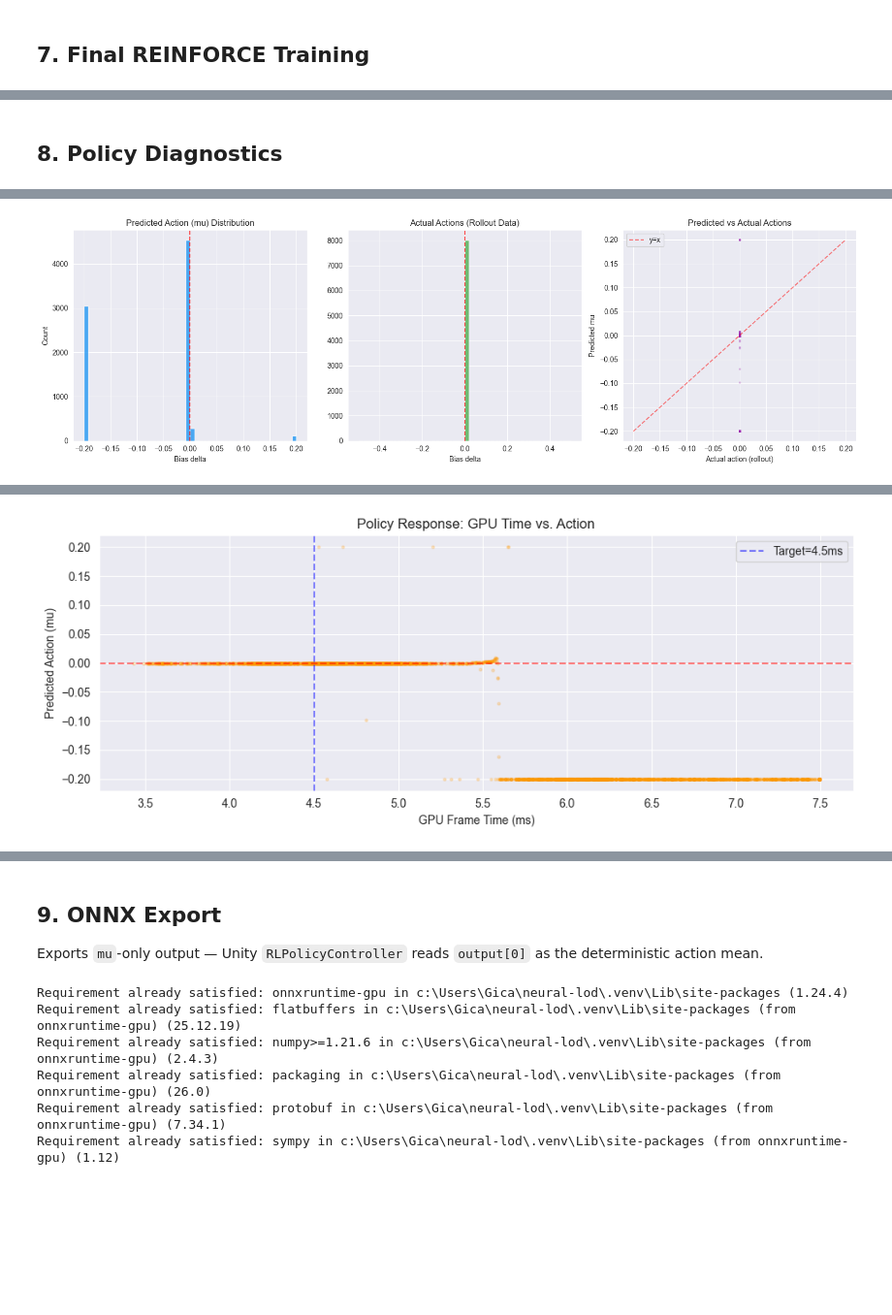
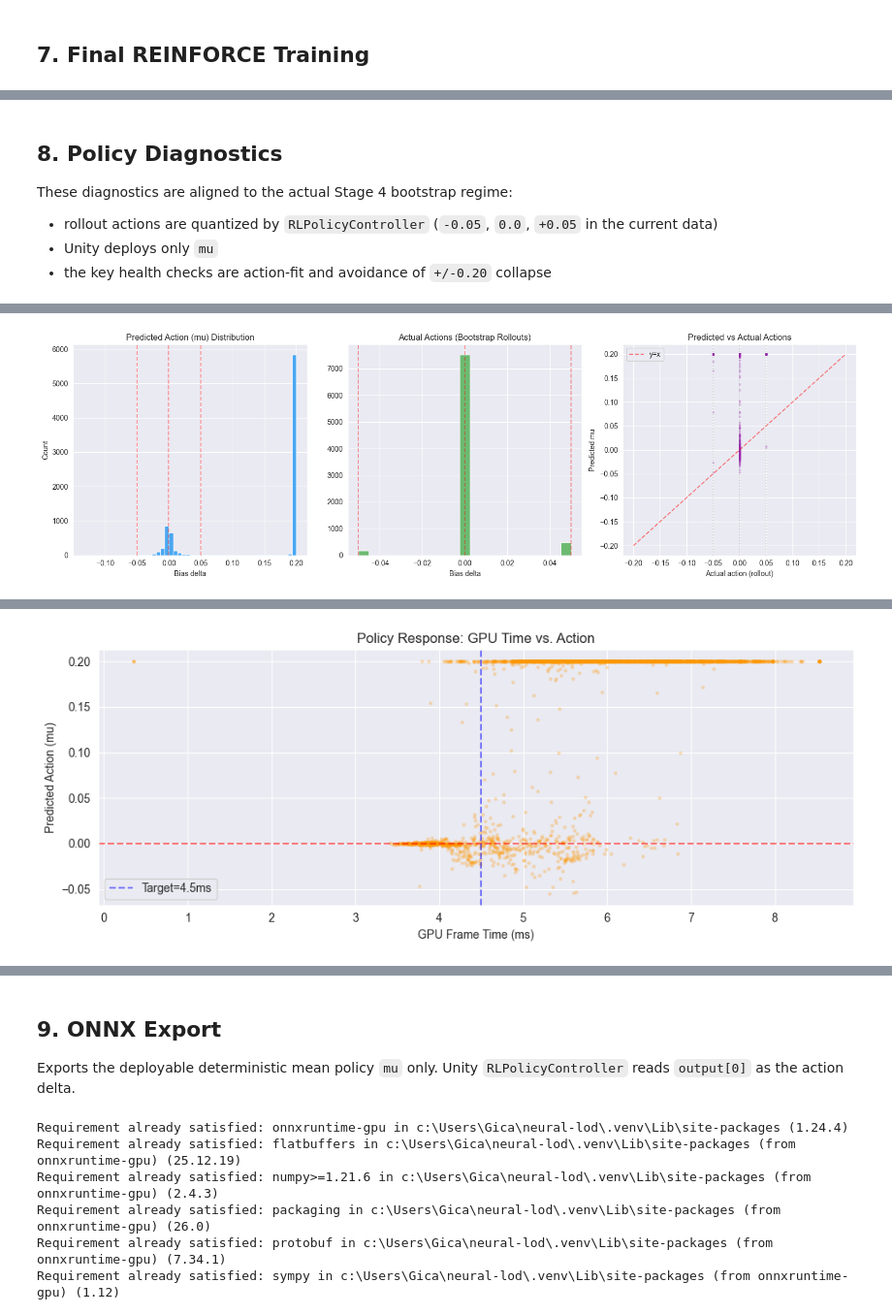
Before and after one commit to Silent0Wings/neural-lod, a Jupyter notebook: ml_pipeline/training/Stage_4/train_rl_policy_stage4.ipynb, the cells around one changed output, grey strips where cells are left out. Shown at 97% size. Saved outputs shown, nothing was run; the diff lists cells and outputs as text; code cells hidden in the pictures; blank space fills up the shorter version.

```diff
--- a/ml_pipeline/training/Stage_4/train_rl_policy_stage4.ipynb
+++ b/ml_pipeline/training/Stage_4/train_rl_policy_stage4.ipynb
@@ -681,36 +937,70 @@ Epoch 125 | train=-630997.1157 | val=-627863.1875 | sigma=0.0001
 # %% [markdown]
 ## 8. Policy Diagnostics
+These diagnostics are aligned to the actual Stage 4 bootstrap regime:
+- rollout actions are quantized by `RLPolicyController` (`-0.05`, `0.0`, `+0.05` in the current data)
+- Unity deploys only `mu`
+- the key health checks are action-fit and avoidance of `+/-0.20` collapse
 # %%
+import logging
+import torch
+
+logging.basicConfig(
+    level=logging.INFO,
+    format='[%(asctime)s] %(levelname)s - %(message)s'
+)
+
+model = model.to(device)
+for name, buf in model.named_buffers():
+    model._buffers[name] = buf.to(device)
+
+X_all_t = torch.tensor(X_scaled, dtype=torch.float32, device=device)
+
+logging.info(f'Model device: {next(model.parameters()).device}')
+logging.info(f'Input device: {X_all_t.device}')
+
 model.eval()
 with torch.no_grad():
-    mu_all = model(torch.tensor(X_scaled).to(device)).cpu().numpy().flatten()
+    mu_all = model(X_all_t).cpu().numpy().flatten()
 
-sigma_val = torch.exp(model.log_sigma).item()
-print(f'Learned sigma: {sigma_val:.4f}')
-print(f'Predicted mu   | mean={mu_all.mean():.4f} | std={mu_all.std():.4f} | '
-      f'min={mu_all.min():.4f} | max={mu_all.max():.4f}')
+actual_actions = df_clean['action_delta'].values.astype('float32')
+mae_all = float(np.mean(np.abs(mu_all - actual_actions)))
+sat_pct = float((np.abs(mu_all) >= 0.19).mean() * 100)
+pos_sat_pct = float((mu_all >= 0.19).mean() * 100)
+neg_sat_pct = float((mu_all <= -0.19).mean() * 100)
+zero_pct = float((np.abs(mu_all) < 0.005).mean() * 100)
+
+logging.info(f'Fixed training sigma: {TRAIN_SIGMA:.6f}')
+logging.info(
+    f'Predicted mu stats | mean={mu_all.mean():.6f} | std={mu_all.std():.6f} | '
+    f'min={mu_all.min():.6f} | max={mu_all.max():.6f}'
+)
+logging.info(f'Action fit | MAE={mae_all:.6f} | sat%={sat_pct:.2f} | pos_sat%={pos_sat_pct:.2f} | neg_sat%={neg_sat_pct:.2f} | zero%={zero_pct:.2f}')
 
 fig, axes = plt.subplots(1, 3, figsize=(16, 5))
 
-# Predicted action distribution
+# Predicted distribution
 ax = axes[0]
 ax.hist(mu_all, bins=50, color='#2196F3', alpha=0.8, edgecolor='white')
-ax.axvline(0, color='red', linestyle='--', alpha=0.7)
+for v in sorted(np.unique(actual_actions)):
+    ax.axvline(v, color='red', linestyle='--', alpha=0.4)
 ax.set_title('Predicted Action (mu) Distribution')
 ax.set_xlabel('Bias delta')
 ax.set_ylabel('Count')
 
-# Actual actions from rollout data
+# Actual actions
 ax = axes[1]
-ax.hist(A_all, bins=50, color='#4CAF50', alpha=0.8, edgecolor='white')
-ax.axvline(0, color='red', linestyle='--', alpha=0.7)
-ax.set_title('Actual Actions (Rollout Data)')
+ax.hist(actual_actions, bins=21, color='#4CAF50', alpha=0.8, edgecolor='white')
+for v in sorted(np.unique(actual_actions)):
+    ax.axvline(v, color='red', linestyle='--', alpha=0.4)
+ax.set_title('Actual Actions (Bootstrap Rollouts)')
 ax.set_xlabel('Bias delta')
 
-# Predicted vs Actual scatter
+# Scatter
 ax = axes[2]
-ax.scatter(A_all[:2000], mu_all[:2000], alpha=0.2, s=5, color='#9C27B0')
+ax.scatter(actual_actions[:2000], mu_all[:2000], alpha=0.2, s=5, color='#9C27B0')
 ax.plot([-0.2, 0.2], [-0.2, 0.2], 'r--', alpha=0.5, label='y=x')
+for v in sorted(np.unique(actual_actions)):
+    ax.axvline(v, color='gray', linestyle=':', alpha=0.3)
 ax.set_xlabel('Actual action (rollout)')
 ax.set_ylabel('Predicted mu')
 ax.set_title('Predicted vs Actual Actions')
@@ -719,12 +1009,14 @@ ax.legend()
 plt.tight_layout()
 plt.savefig(PLOTS_DIR / 'action_diagnostics.png', dpi=150)
 plt.show()
+logging.info('Saved: action_diagnostics.png')
 
-# GPU frame time vs predicted action
 plt.figure(figsize=(10, 4))
-plt.scatter(df_clean['gpu_frame_time'].values[:3000],
-            mu_all[:3000],
-            alpha=0.2, s=5, color='#FF9800')
+plt.scatter(
+    df_clean['gpu_frame_time'].values[:3000],
+    mu_all[:3000],
+    alpha=0.2, s=5, color='#FF9800'
+)
 plt.axhline(0, color='red', linestyle='--', alpha=0.5)
 plt.axvline(T_TARGET, color='blue', linestyle='--', alpha=0.5, label=f'Target={T_TARGET}ms')
 plt.xlabel('GPU Frame Time (ms)')
@@ -734,4 +1026,8 @@ plt.legend()
 plt.tight_layout()
 plt.savefig(PLOTS_DIR / 'policy_response.png', dpi=150)
 plt.show()
+logging.info('Saved: policy_response.png')
+
+if pos_sat_pct > 5.0:
+    logging.warning('positive mu saturation too high -- do not export without reviewing diagnostics')
 # %% [output]
@@ -740 +1039 @@ Predicted mu   | mean=-0.0732 | std=0.1023 | min=-0.2000 | max=0.2000
-[figure, old version]
+[figure, new version]
@@ -741 +1041 @@ Predicted mu   | mean=-0.0732 | std=0.1023 | min=-0.2000 | max=0.2000
-[figure, old version]
+[figure, new version]
@@ -742,6 +1044,6 @@ Predicted mu   | mean=-0.0732 | std=0.1023 | min=-0.2000 | max=0.2000
 # %% [markdown]
 ## 9. ONNX Export
-Exports `mu`-only output — Unity `RLPolicyController` reads `output[0]` as the deterministic action mean.
+Exports the deployable deterministic mean policy `mu` only. Unity `RLPolicyController` reads `output[0]` as the action delta.
 # %%
 pip install onnxruntime-gpu
 # %% [output]
```
Also changed, not shown: parts of 21 cells of this notebook, 18 other files.
